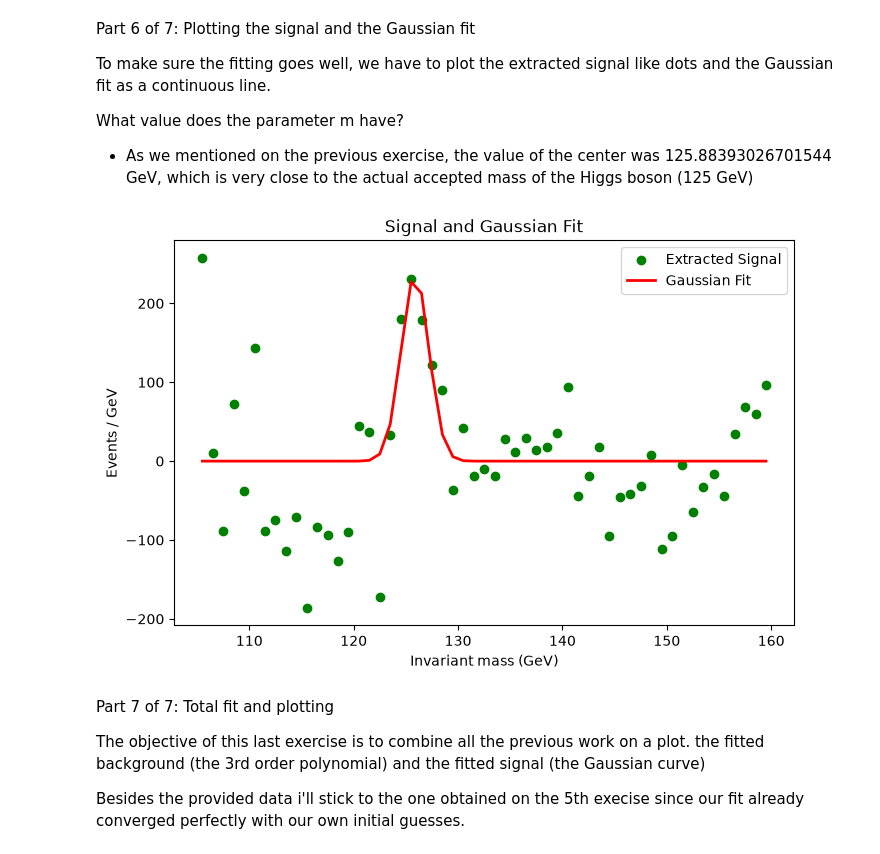
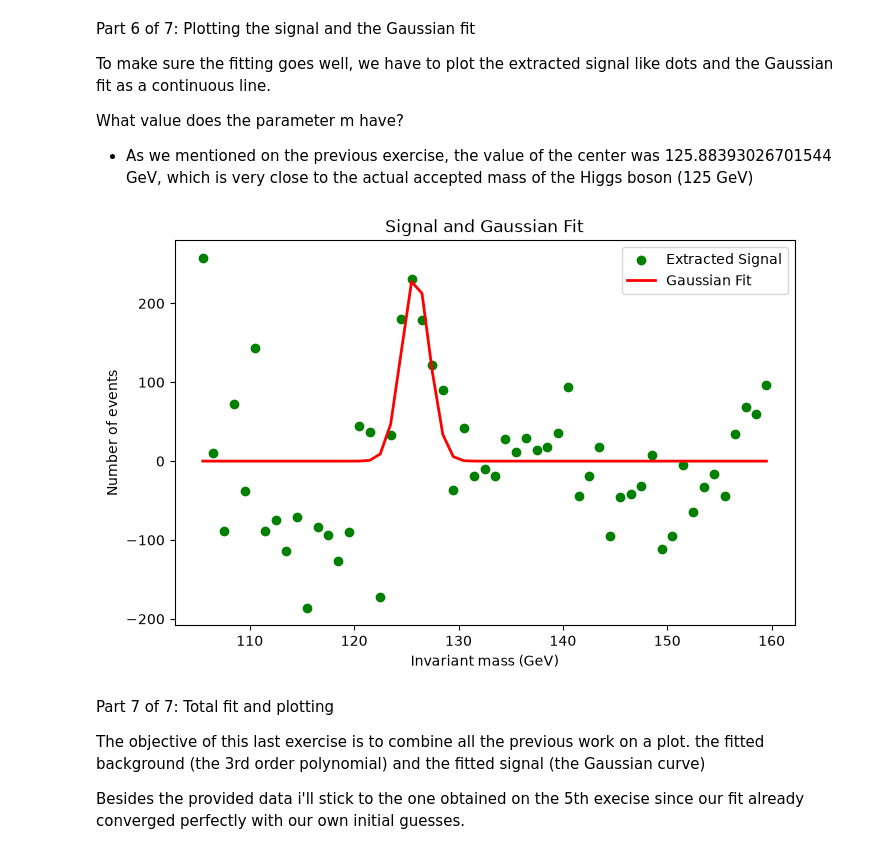
Before and after one commit to taro-py/Numerical-Modeling-on-Python, a Jupyter notebook: assignment1/part1/Neizan_RoggieMartinez_part1.ipynb, the cells around one changed output. Drawn from its saved outputs; the diff is of its cells as text; code cells hidden in the pictures.

```diff
--- a/assignment1/part1/Neizan_RoggieMartinez_part1.ipynb
+++ b/assignment1/part1/Neizan_RoggieMartinez_part1.ipynb
@@ -150,20 +150,20 @@ What value does the parameter m have?
 # %%
 #plotting the data
 plt.figure(figsize=(8, 5))
 
 plt.scatter(mass_GeV, signal, color='green', label="Extracted Signal")
 
 #calling the gaussian function with the parameters found on the 5th exercise
 plt.plot(mass_GeV, gaussian(mass_GeV, a_opt, m_opt, sigma_opt), color='red', linewidth=2, label="Gaussian Fit")
 
 plt.xlabel("Invariant mass (GeV)")
-plt.ylabel("Events / GeV")
+plt.ylabel("Number of events")
 plt.title("Signal and Gaussian Fit")
 
 plt.legend()
 plt.show()
 # %% [output]
-[figure, old version]
+[figure, new version]
 # %% [markdown]
 Part 7 of 7: Total fit and plotting
 
```
Also changed, not shown: parts of 2 cells of this notebook.
